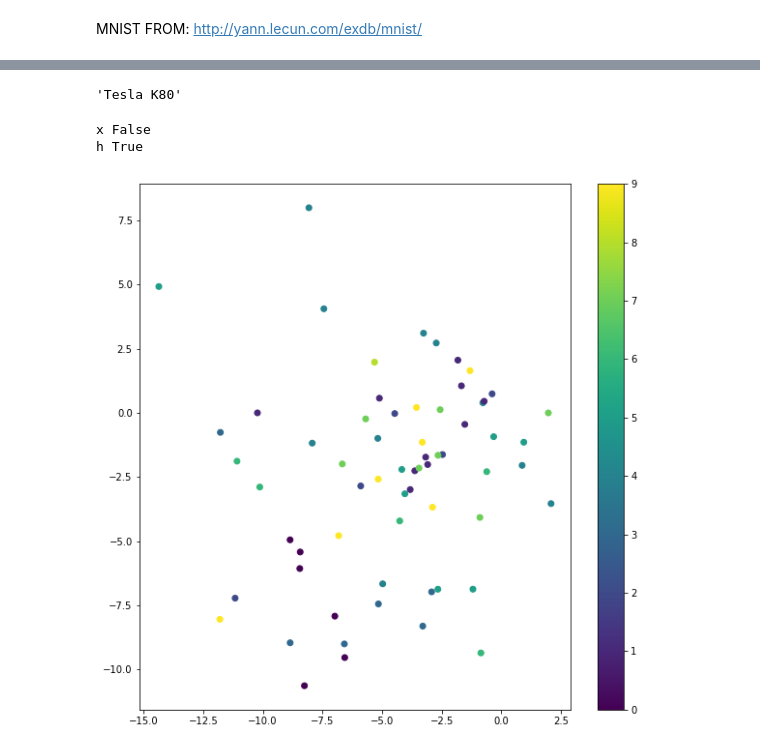
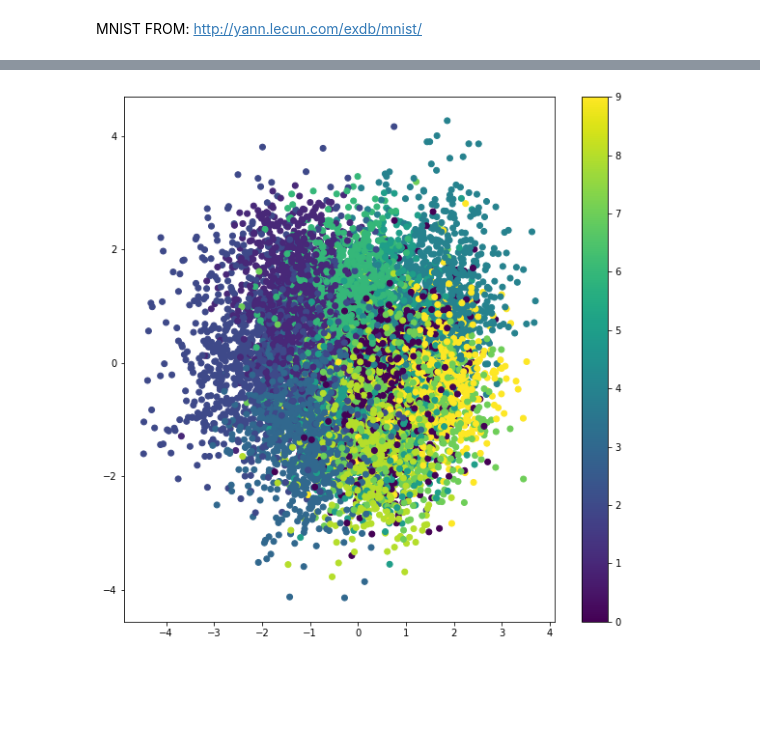
Before and after one commit to pelinsuciftcioglu/VAE, a Jupyter notebook: VAE.ipynb, the cells around one changed output, grey strips where cells are left out. Drawn from its saved outputs; the diff is of its cells as text; code cells hidden in the pictures; blank space fills up the shorter version.

```diff
--- a/VAE.ipynb
+++ b/VAE.ipynb
@@ -112,7 +116,7 @@ class Encoder(nn.Module):
 
       mu, log_var = self.forward(x)
 
-      return mu, log_var
+      return x, mu, log_var
 
     def forward(self, x):
       x = x.to(device)
@@ -205,7 +209,7 @@ class VAE(nn.Module):
 
   def forward(self, x, reduction='avg'):
 
-        mu, log_var = self.encoder.encode(x)
+        x, mu, log_var = self.encoder.encode(x)
 
         # Sample z based on the mean and log variance
         z = self.encoder.sample(mu, log_var)
@@ -466,14 +470,15 @@ model.eval()
 
 test_loss, num_batches = 0, 0
 
-for data, labels in test_dataloader:
+for batch_idx, (data, labels) in enumerate(test_dataloader, 1):
 
   data = data.to(device)
 
   x_reconstructed, loss = model.forward(data, reduction='sum')
 
-
-  plot_data(name + "_Reconstructed_images_test_data_", 16, x_reconstructed, labels)
+  if batch_idx == 2:
+    plot_data(name + "_Reconstructed_images_test_data_batch" + str(batch_idx+1), 16, x_reconstructed, labels)
+    generate_samples(name, "_test_data_batch_" + str(batch_idx))
 
   test_loss += loss.item()
   num_batches = num_batches + data.shape[0]
@@ -483,20 +490,26 @@ print('Average test loss: %f' % (test_loss))
-# %%
-torch.cuda.get_device_name(0)
-# %% [output]
-'Tesla K80'
+# %%
+batch_num = 522
+
+for batch_idx, (data, labels) in enumerate(train_dataloader, 1):
+
+  data = data.to(device)
+
+  if batch_idx == batch_num:
+      plot_data(name + "_Real_images_train_data" + "_batch_" + str(batch_idx), 16, data, labels)
 # %%
-imgs, labels = next(iter(test_dataloader))
-img = imgs.to(device)
-x_encoded_mean, x_encoded_log_var = model.encoder.encode(imgs)
-
+#imgs, labels = next(iter(test_dataloader))
 plt.figure(figsize=(10, 10))
 
-x_encoded_mean = x_encoded_mean.cpu().detach().numpy()
+for imgs, labels in test_dataloader:
+  img = imgs.to(device)
+  x, x_encoded_mean, x_encoded_log_var = model.encoder.encode(imgs)
 
-plt.scatter(x_encoded_mean[:, 0], x_encoded_mean[:, 1], c=labels)
+
+  x_encoded_mean = x_encoded_mean.cpu().detach().numpy()
+
+  plt.scatter(x_encoded_mean[:, 0], x_encoded_mean[:, 1], c=labels)
+
 plt.colorbar()
 plt.savefig("encoding.png")
 # %% [output]
-x False
-h True
-[figure, old version]
+[figure, new version]
```
Also changed, not shown: parts of 7 cells of this notebook.
